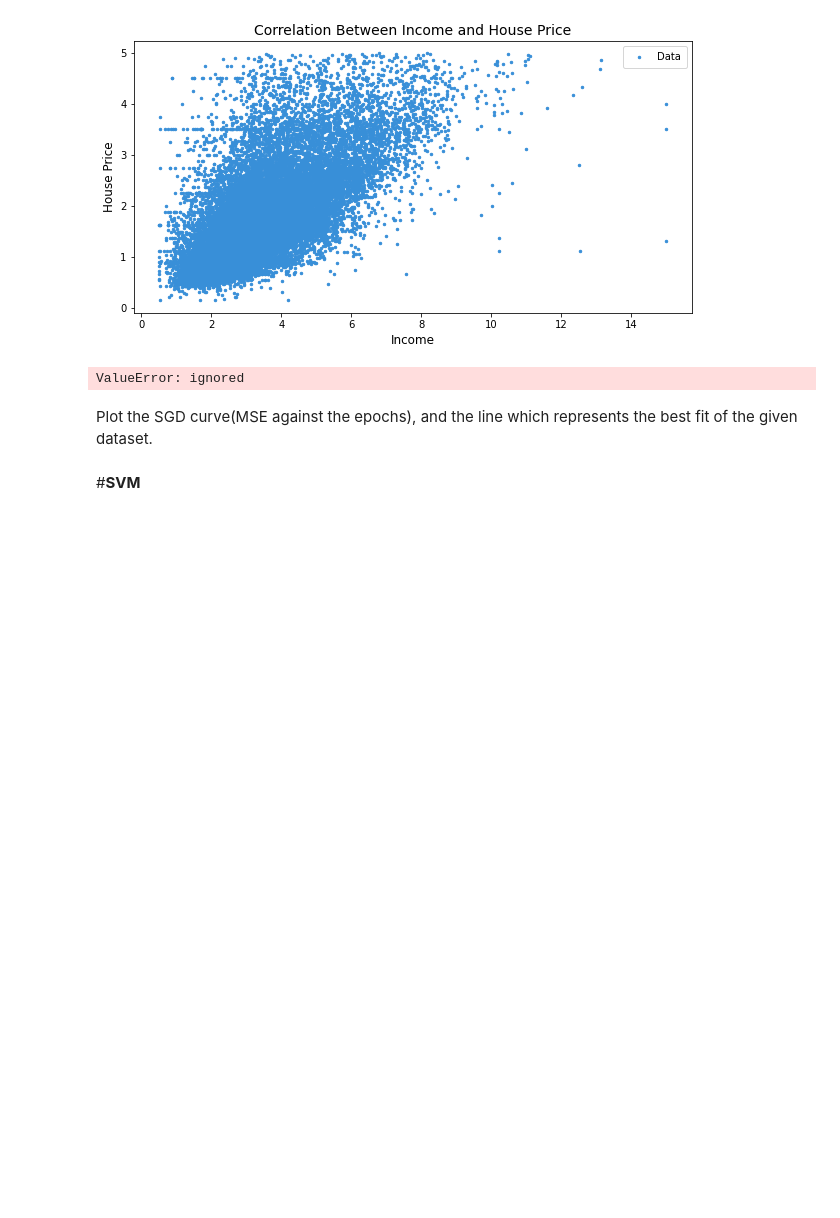
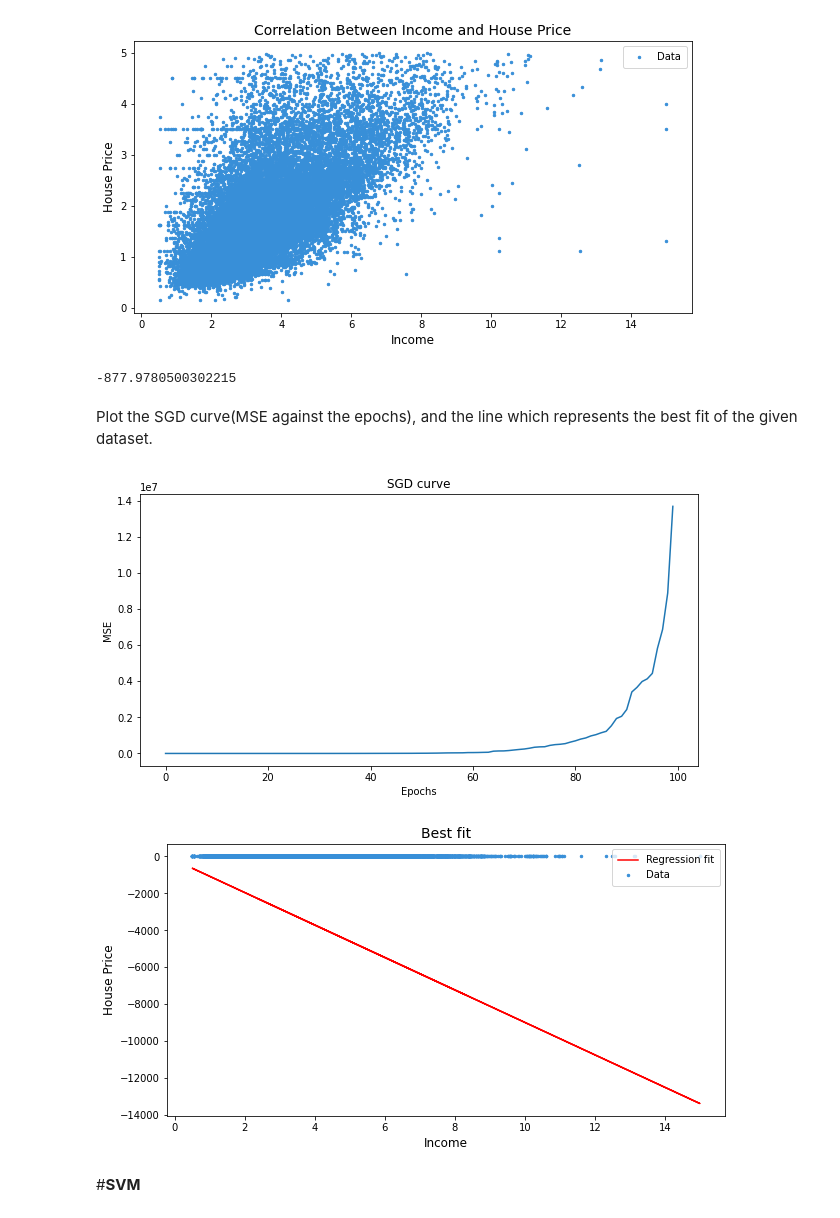
Before and after one commit to harshapriyanka/MachineLearning, a Jupyter notebook: SHALA-2020/Assignments/MachineLearning/L4/Assignment_ML_LinearModels_Solution.ipynb, the cells around one changed output. Saved outputs shown, nothing was run; the diff lists cells and outputs as text; code cells hidden in the pictures; blank space fills up the shorter version.

```diff
--- a/SHALA-2020/Assignments/MachineLearning/L4/Assignment_ML_LinearModels_Solution.ipynb
+++ b/SHALA-2020/Assignments/MachineLearning/L4/Assignment_ML_LinearModels_Solution.ipynb
@@ -88,8 +96,9 @@ def SGD(X,y,lr = 0.01,epochs=100,batch_size = 1):
     mse.append(epoch_mse)
   return m, b, mse
 # %%
-m, b,  mse = SGD(X, y, lr=0.01, epochs=100, batch_size=2)
+m, b, mse = SGD(X, y, lr=0.01, epochs=100, batch_size=2)
+print(m)
 # %% [output]
-ValueError: ignored
+-877.9780500302215
 # %% [markdown]
 Plot the SGD curve(MSE against the epochs), and the line which represents the best fit of the given dataset.
@@ -102,3 +105,27 @@ y_pred = m*X + b
+# %%
+y_pred = m*X + b
+
+################################################
+###########write your code#####################
+###############################################
+plt.figure(figsize=(10,5))
+plt.plot(range(len(mse)), mse)
+plt.title('SGD curve')
+plt.xlabel('Epochs')
+plt.ylabel('MSE')
+plt.show()
+
+plt.figure(figsize=(10,5))
+plt.scatter(X, y, label='Data', c='#388fd8', s=6)
+plt.plot(X, y_pred,label='Regression fit',c = 'r')
+plt.title('Best fit', fontSize=14)
+plt.xlabel('Income', fontSize=12)
+plt.ylabel('House Price', fontSize=12)
+plt.legend(frameon=True, loc=1, fontsize=10, borderpad=.6)
+plt.show()
+# %% [output]
+[figure, added]
+[figure, added]
 # %% [markdown]
 #**SVM**
 # %%
```
Also changed, not shown: parts of 5 cells of this notebook.
